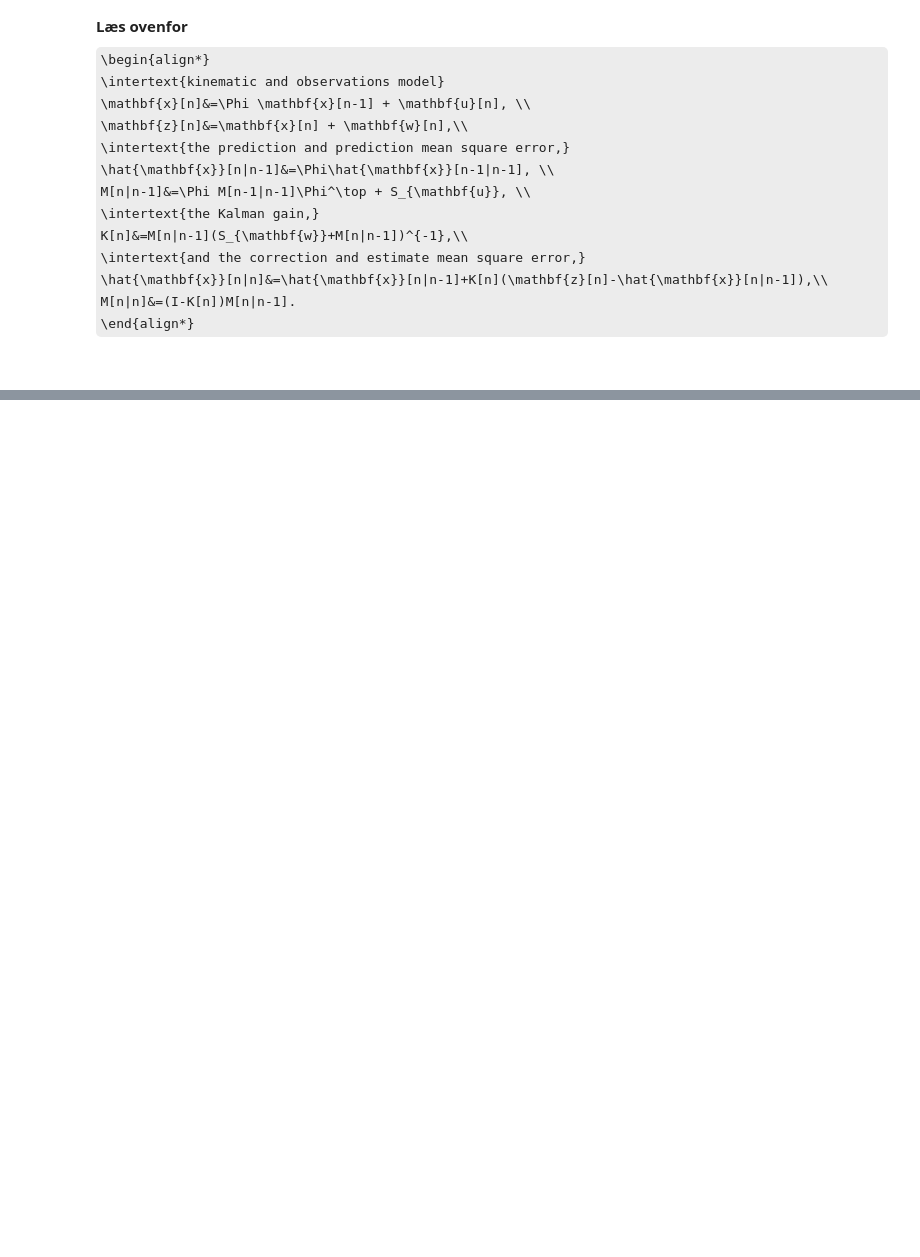
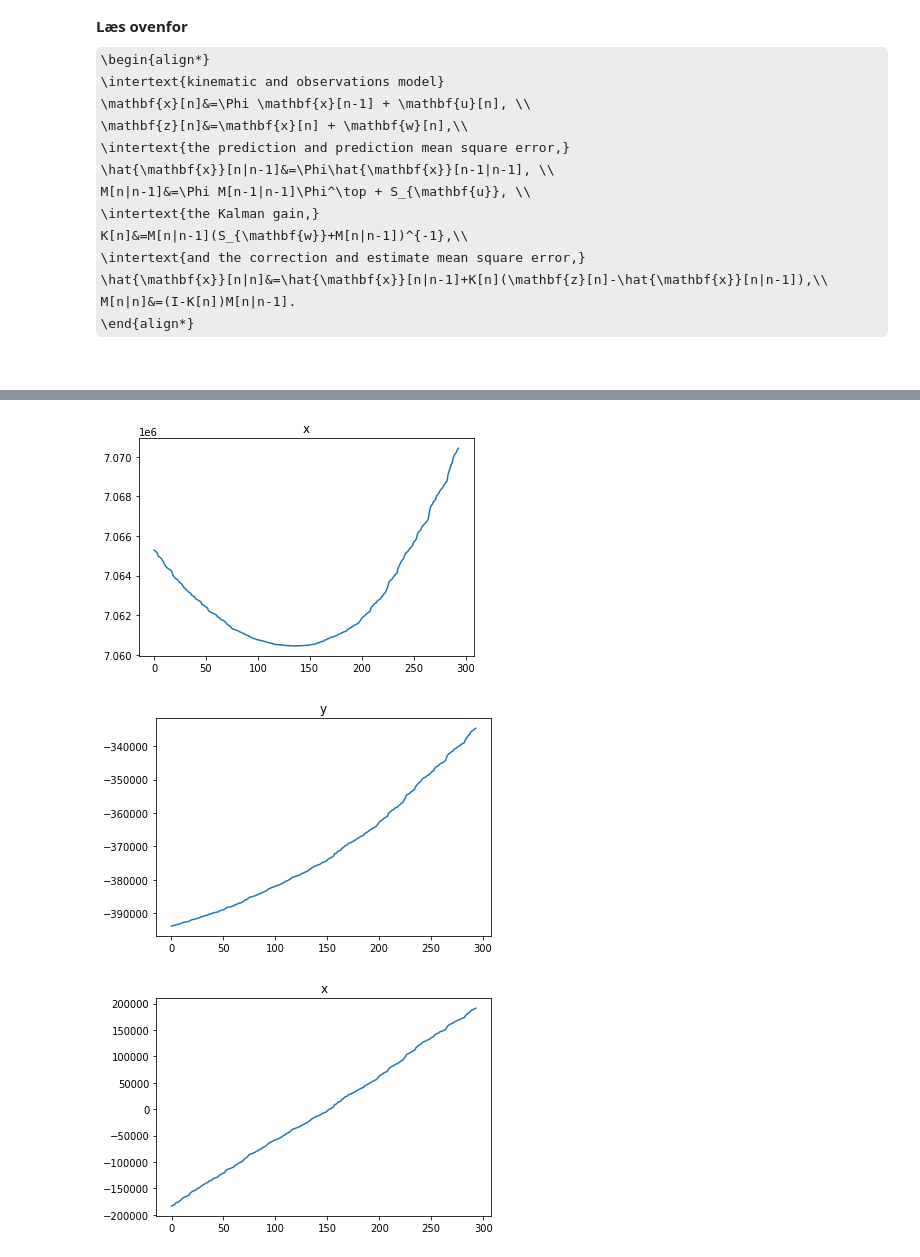
Before and after one commit to ahll19/P6, a Jupyter notebook: tracking/anders.ipynb, the cells around one changed output, grey strips where cells are left out. Saved outputs shown, nothing was run; the diff lists cells and outputs as text; code cells hidden in the pictures; some formulas as TeX source; blank space fills up the shorter version.

```diff
--- a/tracking/anders.ipynb
+++ b/tracking/anders.ipynb
@@ -59,0 +75,16 @@ plt.show()
+# %%
+plt.plot(distance[:, 0])
+plt.title("x")
+plt.show()
+
+plt.plot(distance[:, 1])
+plt.title("y")
+plt.show()
+
+plt.plot(distance[:, 2])
+plt.title("x")
+plt.show()
+# %% [output]
+[figure, added]
+[figure, added]
+[figure, added]
```
Also changed, not shown: parts of 6 cells of this notebook, 2 other files.
